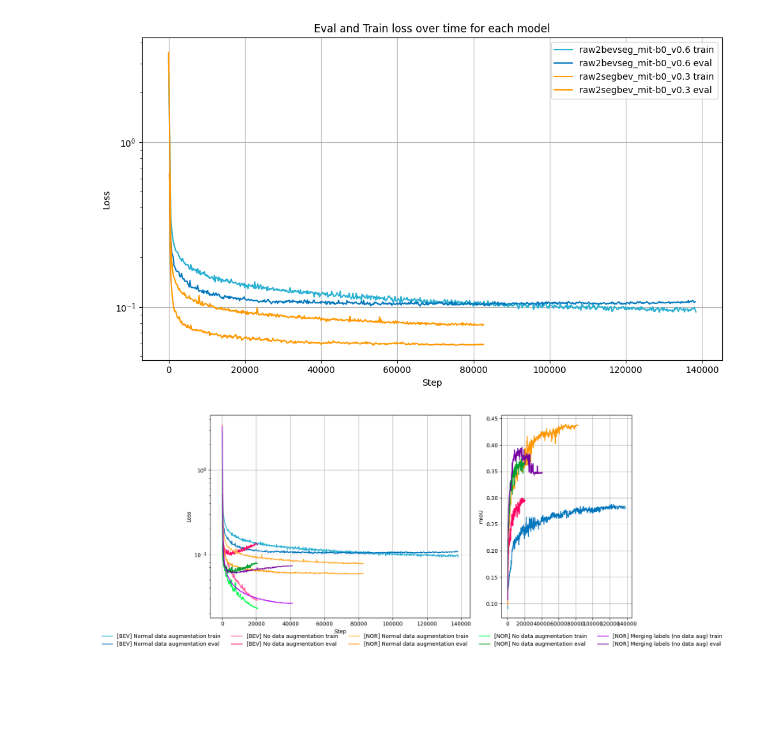
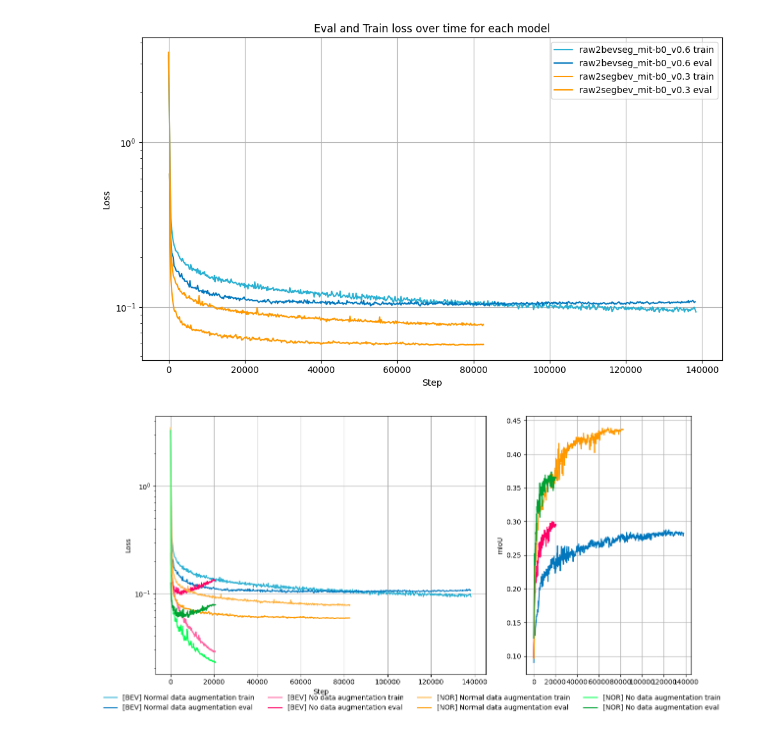
Before and after one commit to alanglk/BEV2Seg_2, a Jupyter notebook: notebooks/tensorboard_logs.ipynb, the cells around one changed output. Cells and saved outputs as stored; diff of their text form; code cells hidden in the pictures; blank space fills up the shorter version.

```diff
--- a/notebooks/tensorboard_logs.ipynb
+++ b/notebooks/tensorboard_logs.ipynb
@@ -182,34 +182,34 @@ plt.show()
 fig, axes = plt.subplots(1, 2, sharex=True, sharey=False, figsize=(12, 6),gridspec_kw={'width_ratios': [2, 1]} )
 
 # RAW -> BEV -> SEG
 plot_train_vs_eval_loss(bev_logs, "raw2bevseg_mit-b0_v0.6", label_name="[BEV] Normal data augmentation", colors = [COLOR_PALETTE[3], COLOR_PALETTE[2]], ax=axes[0])
 plot_mIoU(bev_logs, "raw2bevseg_mit-b0_v0.6", label_name="[BEV] Normal data augmentation", color = COLOR_PALETTE[2], ax=axes[1])
 # plot_train_vs_eval_loss(bev_logs, "raw2bevseg_mit-b0_v0.5", label_name="[BEV] Extrinsic data augmentation", colors = [COLOR_PALETTE[5], COLOR_PALETTE[4]], ax=axes[0])
 # plot_mIoU(bev_logs, "raw2bevseg_mit-b0_v0.5", label_name="[BEV] Extrinsic data augmentation", color = COLOR_PALETTE[4], ax=axes[1])
 plot_train_vs_eval_loss(bev_logs, "raw2bevseg_mit-b0_v0.3", label_name="[BEV] No data augmentation", colors = [COLOR_PALETTE[1], COLOR_PALETTE[0]], ax=axes[0])
 plot_mIoU(bev_logs, "raw2bevseg_mit-b0_v0.3", label_name="[BEV] No data augmentation", color = COLOR_PALETTE[0], ax=axes[1])
 
 # RAW -> SEG -> BEV
 plot_train_vs_eval_loss(nu_logs, "raw2segbev_mit-b0_v0.3", label_name="[NOR] Normal data augmentation", colors = (COLOR_PALETTE[9], COLOR_PALETTE[8]), ax=axes[0])
 plot_mIoU(nu_logs, "raw2segbev_mit-b0_v0.3", label_name="[NOR] Normal data augmentation", color = COLOR_PALETTE[8], ax=axes[1])
 plot_train_vs_eval_loss(nu_logs, "raw2segbev_mit-b0_v0.2", label_name="[NOR] No data augmentation", colors = (COLOR_PALETTE[7], COLOR_PALETTE[6]), ax=axes[0])
 plot_mIoU(nu_logs, "raw2segbev_mit-b0_v0.2", label_name="[NOR] No data augmentation", color = COLOR_PALETTE[6], ax=axes[1])
-plot_train_vs_eval_loss(nu_logs, "raw2segbev_mit-b0_v0.4", label_name="[NOR] Merging labels (no data aug)", colors = (COLOR_PALETTE[5], COLOR_PALETTE[4]), ax=axes[0])
-plot_mIoU(nu_logs, "raw2segbev_mit-b0_v0.4", label_name="[NOR] Merging labels (no data aug)", color = COLOR_PALETTE[4], ax=axes[1])
+# plot_train_vs_eval_loss(nu_logs, "raw2segbev_mit-b0_v0.4", label_name="[NOR] Merging labels (no data aug)", colors = (COLOR_PALETTE[5], COLOR_PALETTE[4]), ax=axes[0])
+# plot_mIoU(nu_logs, "raw2segbev_mit-b0_v0.4", label_name="[NOR] Merging labels (no data aug)", color = COLOR_PALETTE[4], ax=axes[1])
 
 
 handles, labels = axes[0].get_legend_handles_labels()
-fig.legend(handles, labels,loc='lower center',ncol=5,bbox_to_anchor=(0.5, -0.05),frameon=False)
+fig.legend(handles, labels,loc='lower center',ncol=4,bbox_to_anchor=(0.5, -0.05),frameon=False)
 
 axes[0].set_xlabel("Step")
 axes[0].set_ylabel("Loss")
 axes[0].set_yscale('log')
 axes[0].grid(True)
 
 axes[1].set_ylabel("mIoU")
 axes[1].grid(True)
 
 plt.tight_layout()
 plt.show()
 # %% [output]
-[figure, old version]
+[figure, new version]
```
Also changed, not shown: parts of 1 cell of this notebook, 1 other file.
